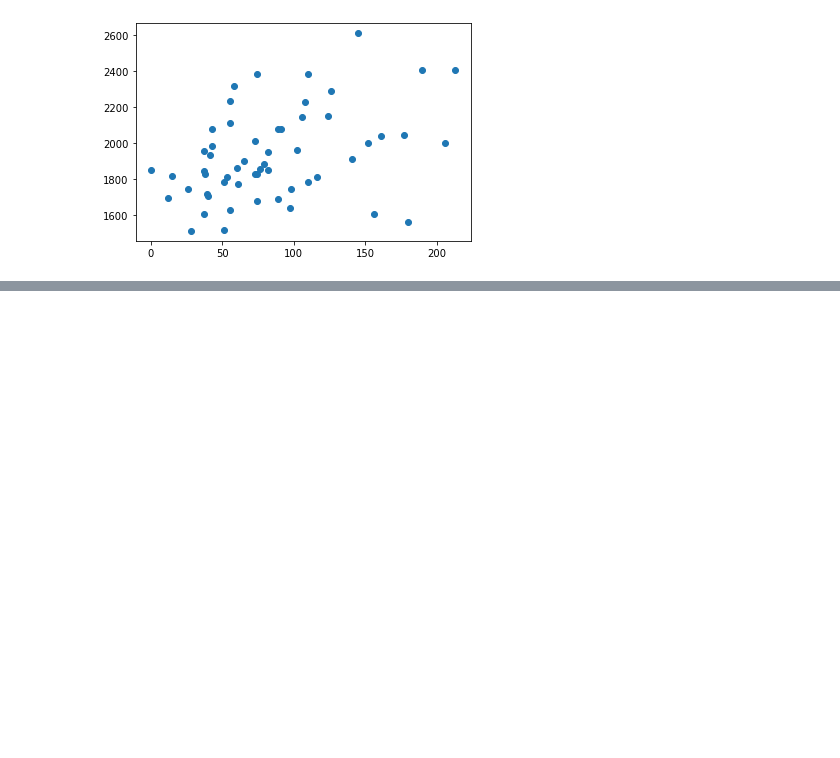
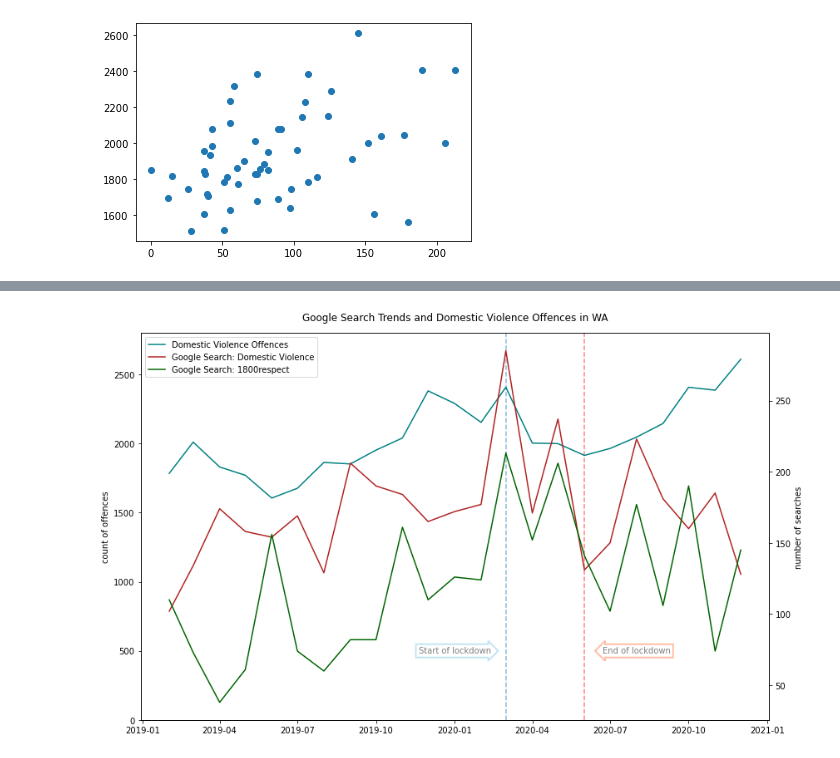
Before and after one commit to FernB/WACrimeRatesCovid19, a Jupyter notebook: WA Crime Rates.ipynb, the cells around one changed output, grey strips where cells are left out. Drawn from its saved outputs; the diff is of its cells as text; code cells hidden in the pictures; blank space fills up the shorter version.

```diff
--- a/WA Crime Rates.ipynb
+++ b/WA Crime Rates.ipynb
@@ -386,0 +370,36 @@ plt.show()
+# %%
+fig, ax1 = plt.subplots(figsize=(12,7))
+
+
+ax1.set_ylabel('count of offences')
+ax1.plot(totalplot2019['Period'], totalplot2019['Domestic Violence Offences'],label = 'Domestic Violence Offences',color='teal')
+
+
+ax2 = ax1.twinx()
+
+ax2.set_ylabel('number of searches')
+ax2.plot(totalplot2019['Period'], totalplot2019['Google Searches for domestic violence in Western Australia'],label = 'Google Search: Domestic Violence',color ='firebrick')
+ax2.plot(totalplot2019['Period'], totalplot2019['Google Searches for 1800 respect in Australia'],label = 'Google Search: 1800respect',color ='darkgreen')
+
+ax1.text(
+    "2020-01", 500, "Start of lockdown", alpha =0.5,ha="center", va="center", rotation=0, size=10,
+    bbox=dict(boxstyle="rarrow,pad=0.3", fc="white", ec="skyblue", alpha=0.5, lw=2))
+ax1.text(
+    "2020-08", 500, "End of lockdown", alpha =0.5,ha="center", va="center", rotation=0, size=10,
+    bbox=dict(boxstyle="larrow,pad=0.3", fc="white", ec="coral", alpha=0.5, lw=2))
+ax1.vlines("2020-03",ymin = 0, ymax = 2800,linestyles='dashed', alpha=0.5)
+ax1.vlines("2020-06",ymin = 0, ymax = 2800, colors ="red",linestyles='dashed', alpha=0.5)
+ax1.set_ylim(0,2800)
+fig.tight_layout()
+plt.title('Google Search Trends and Domestic Violence Offences in WA', pad=15)
+lines_1, labels_1 = ax1.get_legend_handles_labels()
+lines_2, labels_2 = ax2.get_legend_handles_labels()
+
+lines = lines_1 + lines_2
+labels = labels_1 + labels_2
+
+ax1.legend(lines, labels, loc=0)
+plt.savefig("googlesearchtrends.png",bbox_inches='tight')
+plt.show()
+# %% [output]
+[figure, added]
```
Also changed, not shown: parts of 3 cells of this notebook, 1 other file.
